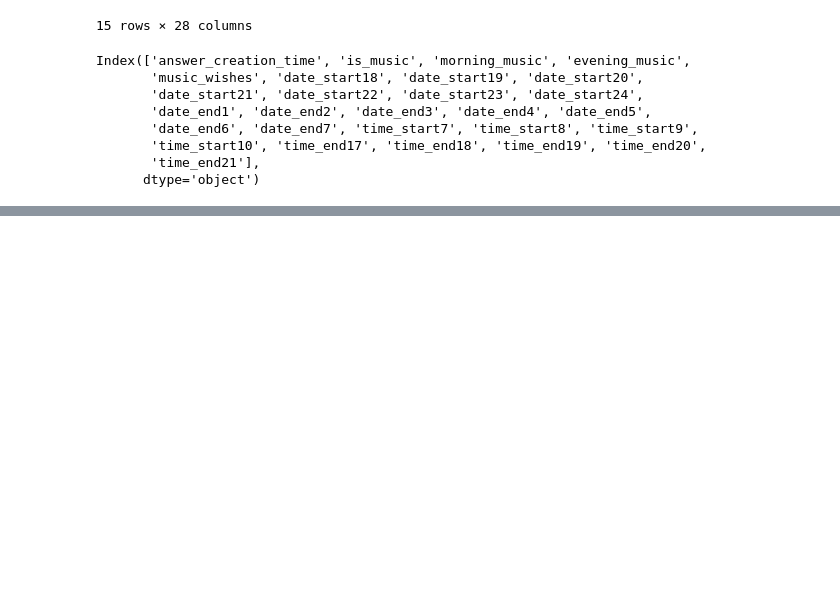
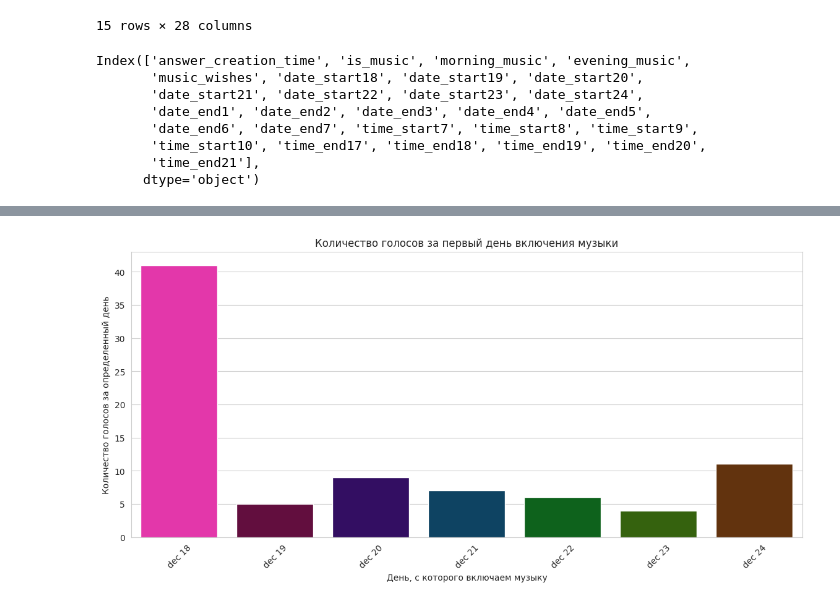
Before and after one commit to gerrenme/kaggle_courses, a Jupyter notebook: kaggle_data_visualization/school21_new_year_music.ipynb, the cells around one changed output, grey strips where cells are left out. Drawn from its saved outputs; the diff is of its cells as text; code cells hidden in the pictures; blank space fills up the shorter version.

```diff
--- a/kaggle_data_visualization/school21_new_year_music.ipynb
+++ b/kaggle_data_visualization/school21_new_year_music.ipynb
@@ -355,0 +381,24 @@ sns.countplot(x="is_music", data=new_year, hue="is_music", palette=["red", "blue
+# %%
+from collections import defaultdict
+
+dates = defaultdict(int)
+
+for col in new_year.columns:
+    if col[:-2] == "date_start":
+        dates["dec " + col[-2:]] += new_year[col].notna().sum()
+
+dates_to_start = pd.DataFrame(data=list(dates.items()), columns=["date_start", "amount"])
+
+plt.figure(figsize=(14, 6))
+plt.title("Количество голосов за первый день включения музыки")
+plt.xlabel("День, с которого включаем музыку")
+plt.ylabel("Количество голосов за определенный день")
+plt.xticks(rotation=45)
+
+sns.set_style("whitegrid")
+custom_palette = ['#FF1BB4', '#700040', '#310070', '#004770', '#007013', '#347000', '#703100']
+sns.barplot(data=dates_to_start, x="date_start", y="amount", hue="date_start", palette=custom_palette)
+
+plt.savefig("figures/date_start.png")
+# %% [output]
+[figure, added]
```
Also changed, not shown: parts of 12 cells of this notebook, 5 other files.
